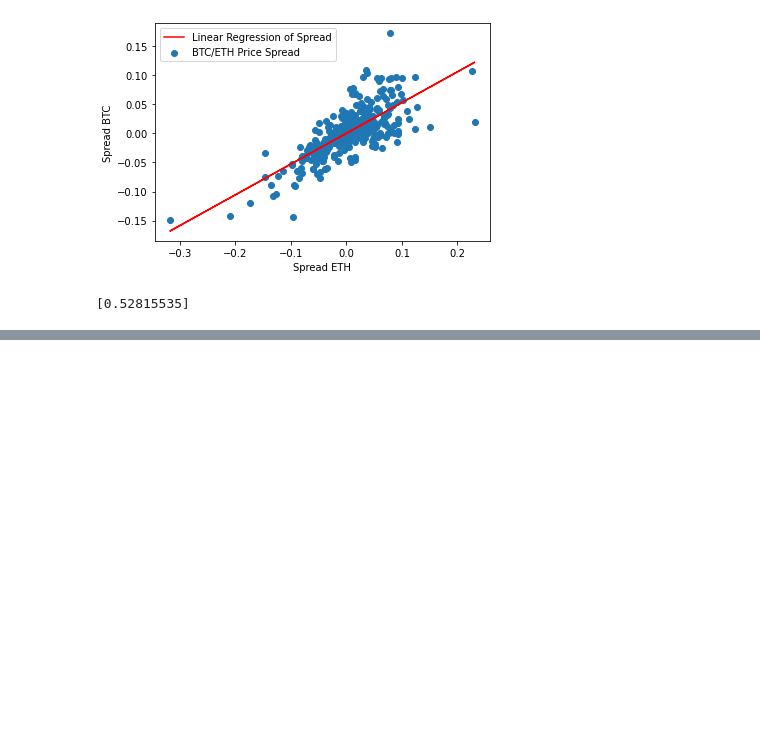
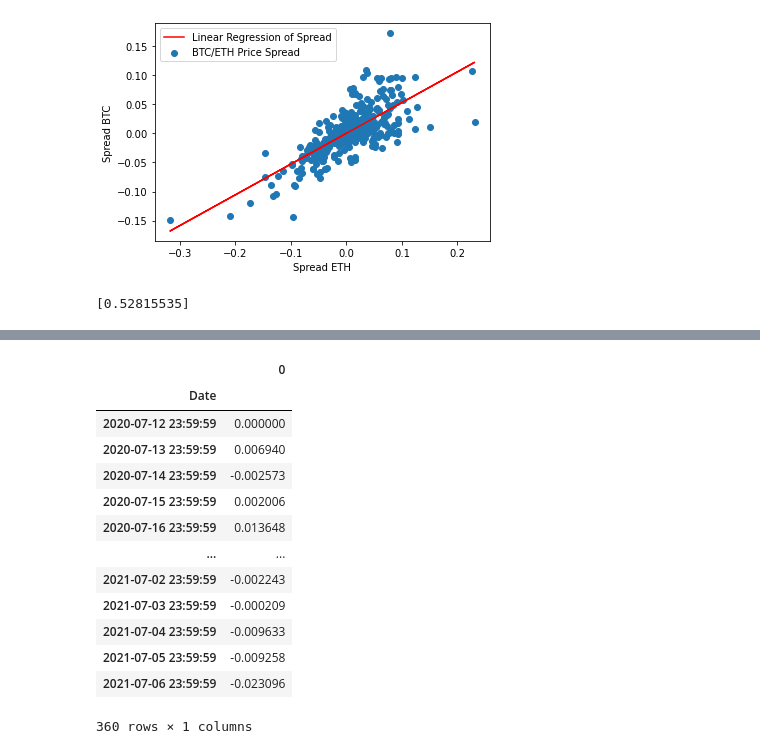
Before and after one commit to DataTortuga/crypto-pair-trade-analysis, a Jupyter notebook: BTC-ETH-Pair-Trade/BTC-ETH-Pair-Trade2.ipynb, the cells around one changed output, grey strips where cells are left out. Drawn from its saved outputs; the diff is of its cells as text; code cells hidden in the pictures; blank space fills up the shorter version.

```diff
--- a/BTC-ETH-Pair-Trade/BTC-ETH-Pair-Trade2.ipynb
+++ b/BTC-ETH-Pair-Trade/BTC-ETH-Pair-Trade2.ipynb
@@ -391,0 +434,19 @@ array([ 0.        ,  0.00436731, -0.0005669 ,  0.0156546 ,  0.01946591,
+# %%
+yport_df = pd.DataFrame(yport,index=log_close_btc.index)
+
+yport_df
+# %% [output]
+|  | 0 |
+| Date |  |
+| 2020-07-12 23:59:59 | 0.000000 |
+| 2020-07-13 23:59:59 | 0.006940 |
+| 2020-07-14 23:59:59 | -0.002573 |
+| 2020-07-15 23:59:59 | 0.002006 |
+| 2020-07-16 23:59:59 | 0.013648 |
+| ... | ... |
+| 2021-07-02 23:59:59 | -0.002243 |
+| 2021-07-03 23:59:59 | -0.000209 |
+| 2021-07-04 23:59:59 | -0.009633 |
+| 2021-07-05 23:59:59 | -0.009258 |
+| 2021-07-06 23:59:59 | -0.023096 |
+360 rows × 1 columns
```
Also changed, not shown: parts of 13 cells of this notebook.
